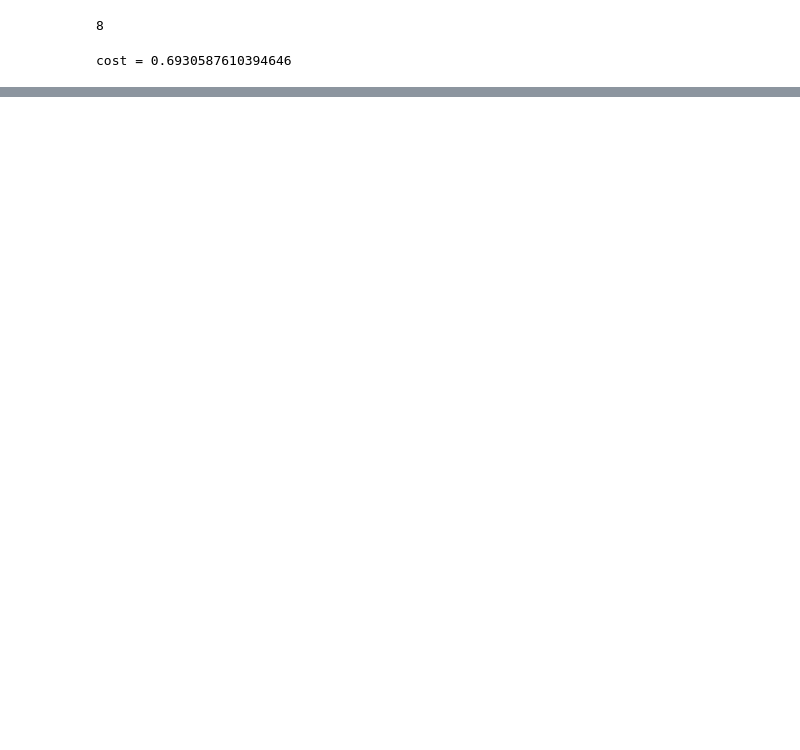
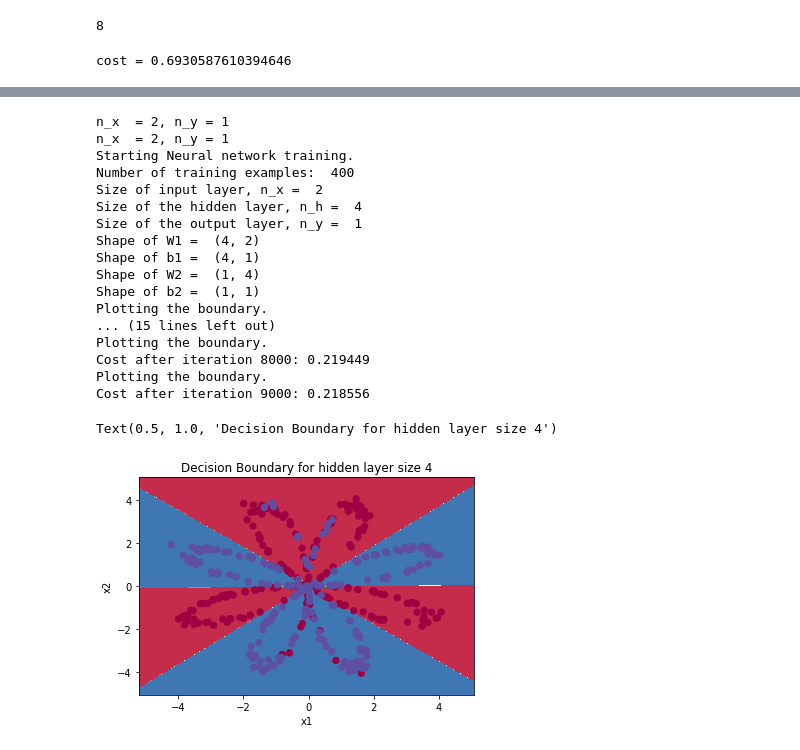
Before and after one commit to arunesh/dnn, a Jupyter notebook: basic/planar-data.ipynb, the cells around one changed output, grey strips where cells are left out. Cells and saved outputs as stored; diff of their text form; code cells hidden in the pictures; blank space fills up the shorter version.

```diff
--- a/basic/planar-data.ipynb
+++ b/basic/planar-data.ipynb
@@ -338,0 +535,27 @@ db2 = [[0.16655712]]
+# %%
+# Build a model with a n_h-dimensional hidden layer
+parameters = nn_model(X, Y, n_h = 4, num_iterations = 10000, print_cost=True)
+
+# Plot the decision boundary
+plot_decision_boundary(lambda x: predict(parameters, x.T), X, np.squeeze(Y))
+plt.title("Decision Boundary for hidden layer size " + str(4))
+# %% [output]
+n_x  = 2, n_y = 1
+n_x  = 2, n_y = 1
+Starting Neural network training.
+Number of training examples:  400
+Size of input layer, n_x =  2
+Size of the hidden layer, n_h =  4
+Size of the output layer, n_y =  1
+Shape of W1 =  (4, 2)
+Shape of b1 =  (4, 1)
+Shape of W2 =  (1, 4)
+Shape of b2 =  (1, 1)
+Plotting the boundary.
+... (15 lines left out)
+Plotting the boundary.
+Cost after iteration 8000: 0.219449
+Plotting the boundary.
+Cost after iteration 9000: 0.218556
+Text(0.5, 1.0, 'Decision Boundary for hidden layer size 4')
+[figure, added]
```
Also changed, not shown: parts of 9 cells of this notebook, 1 other file.
